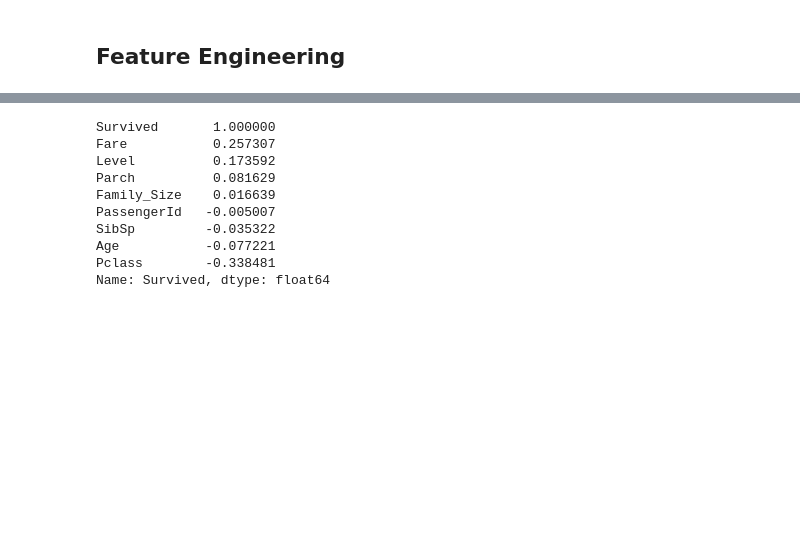
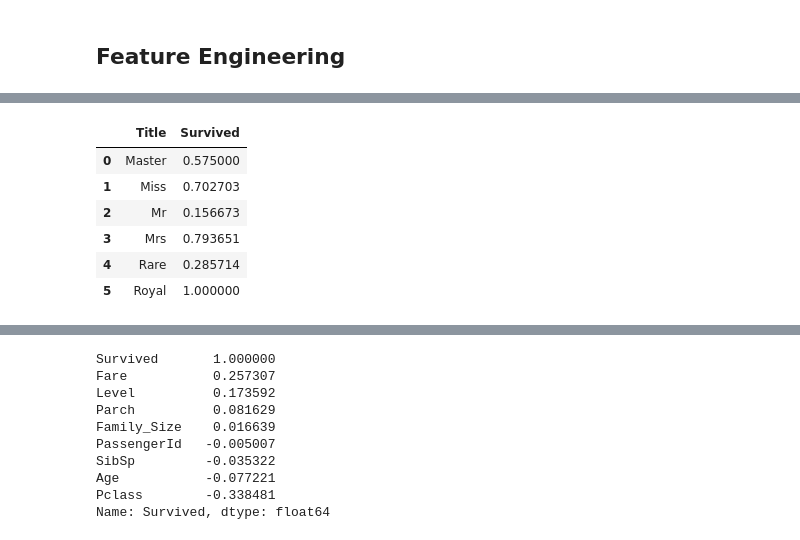
Before and after one commit to Chamiln17/Titanic_Disaster_Detection, a Jupyter notebook: Titanic.ipynb, the cells around one changed output, grey strips where cells are left out. Saved outputs shown, nothing was run; the diff lists cells and outputs as text; code cells hidden in the pictures; blank space fills up the shorter version.

```diff
--- a/Titanic.ipynb
+++ b/Titanic.ipynb
@@ -201,0 +246,20 @@ feature_engineering(train_df, test_df)
+# %%
+#replace various titles with more common names
+for dataset in combine:
+    dataset['Title'] = dataset['Title'].replace(['Lady', 'Capt', 'Col',
+    'Don', 'Dr', 'Major', 'Rev', 'Jonkheer', 'Dona'], 'Rare')
+
+    dataset['Title'] = dataset['Title'].replace(['Countess', 'Lady', 'Sir'], 'Royal')
+    dataset['Title'] = dataset['Title'].replace('Mlle', 'Miss')
+    dataset['Title'] = dataset['Title'].replace('Ms', 'Miss')
+    dataset['Title'] = dataset['Title'].replace('Mme', 'Mrs')
+
+train_df[['Title', 'Survived']].groupby(['Title'], as_index=False).mean()
+# %% [output]
+|  | Title | Survived |
+| 0 | Master | 0.575000 |
+| 1 | Miss | 0.702703 |
+| 2 | Mr | 0.156673 |
+| 3 | Mrs | 0.793651 |
+| 4 | Rare | 0.285714 |
+| 5 | Royal | 1.000000 |
```
Also changed, not shown: parts of 12 cells of this notebook, 2 other files.
